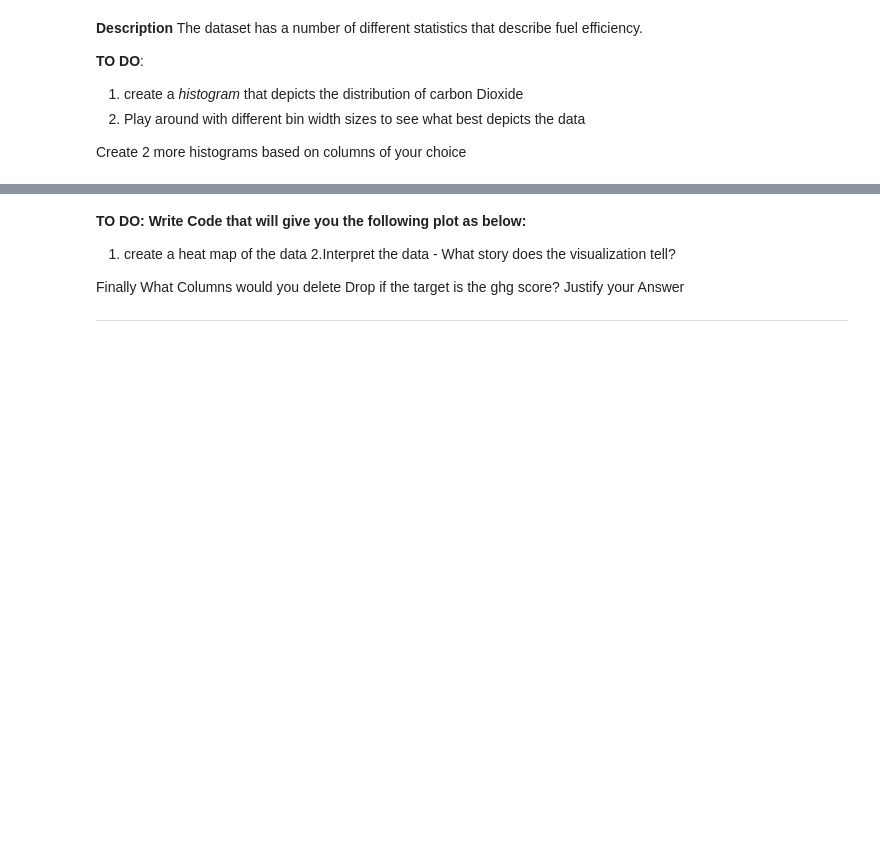
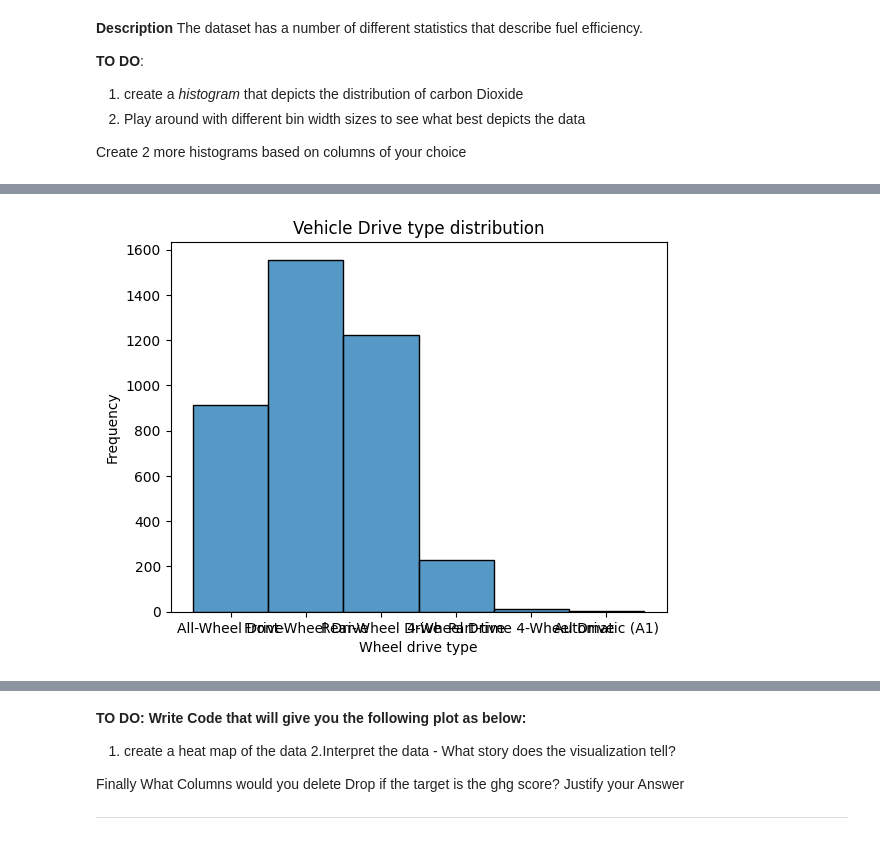
Before and after one commit to jefftrojan/math_for_ml, a Jupyter notebook: formative_one_visualization /visualizations_notebook/visualizations_notebook.ipynb, the cells around one changed output, grey strips where cells are left out. Drawn from its saved outputs; the diff is of its cells as text; code cells hidden in the pictures; blank space fills up the shorter version.

```diff
--- a/formative_one_visualization /visualizations_notebook/visualizations_notebook.ipynb
+++ b/formative_one_visualization /visualizations_notebook/visualizations_notebook.ipynb
@@ -48,0 +71,8 @@ Create 2 more histograms based on columns of your choice
+# %%
+sb.histplot(fuel_econ['drive'], bins='auto')
+plt.title('Vehicle Drive type distribution')
+plt.xlabel('Wheel drive type')
+plt.ylabel('Frequency')
+plt.show()
+# %% [output]
+[figure, added]
```
Also changed, not shown: parts of 8 cells of this notebook.
